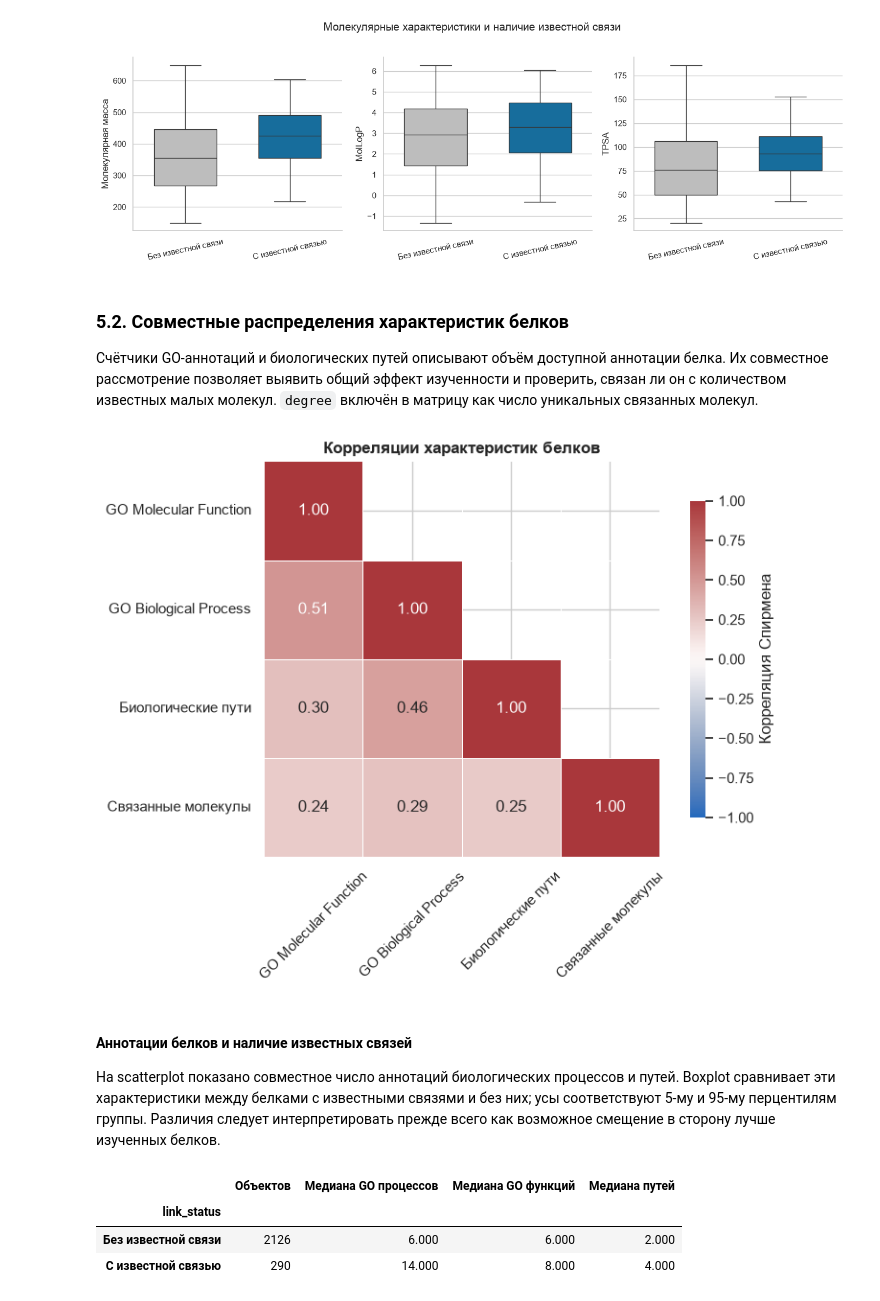
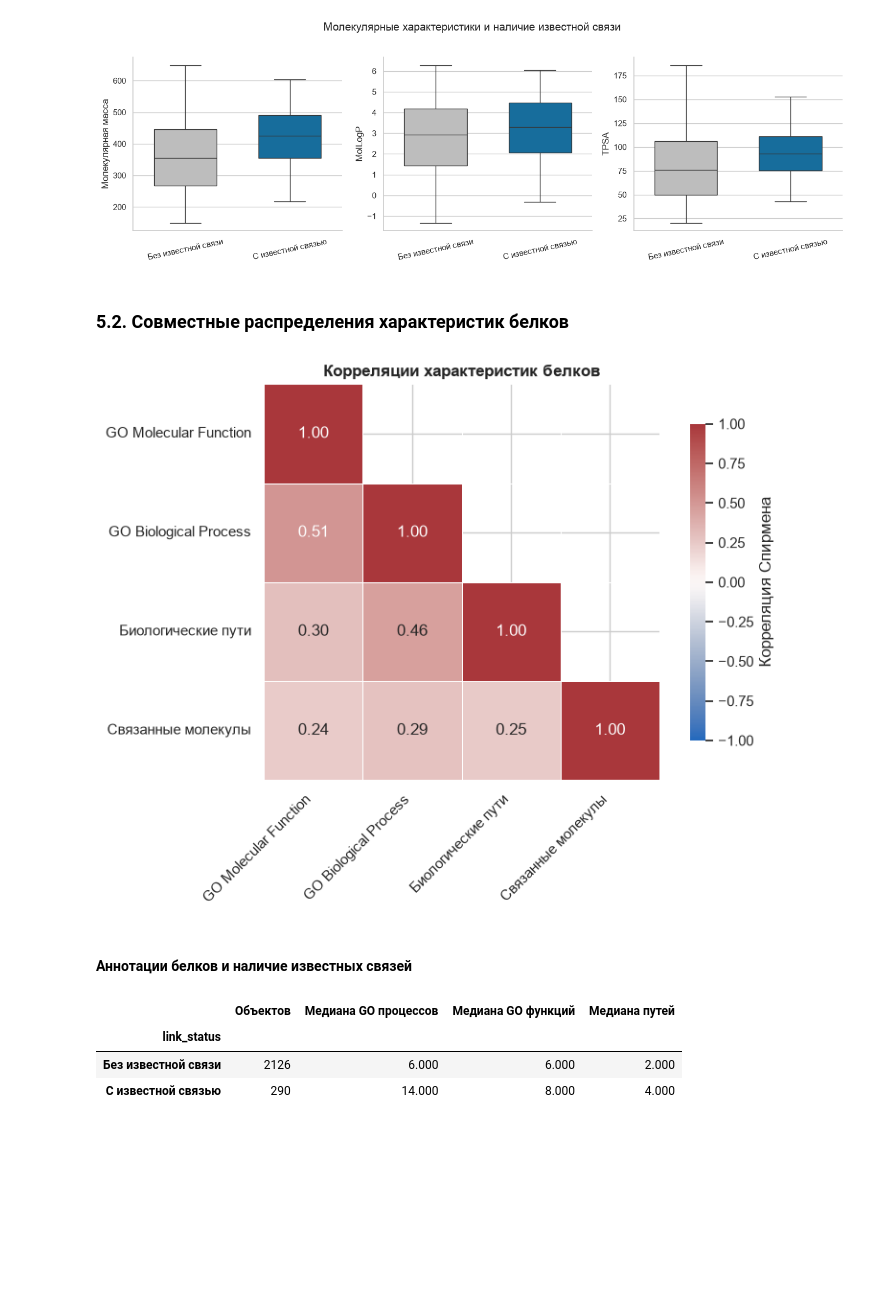
Before and after one commit to xresearch-ai/main, a Jupyter notebook: notebooks/02-eda.ipynb, the cells around one changed output. Saved outputs shown, nothing was run; the diff lists cells and outputs as text; code cells hidden in the pictures; blank space fills up the shorter version.

```diff
--- a/notebooks/02-eda.ipynb
+++ b/notebooks/02-eda.ipynb
@@ -1227,8 +810,6 @@ plt.show()
 [figure]
 # %% [markdown]
 ### 5.2. Совместные распределения характеристик белков
-
-Счётчики GO-аннотаций и биологических путей описывают объём доступной аннотации белка. Их совместное рассмотрение позволяет выявить общий эффект изученности и проверить, связан ли он с количеством известных малых молекул. `degree` включён в матрицу как число уникальных связанных молекул.
 # %%
 protein_features = [
     "n_go_functions",
@@ -1243,38 +824,37 @@ protein_feature_labels = {
     "degree": "Связанные молекулы",
 }
 
 protein_corr = proteins_eda[protein_features].corr(method="spearman")
 protein_corr = protein_corr.rename(
     index=protein_feature_labels, columns=protein_feature_labels
 )
 upper_triangle = np.triu(np.ones_like(protein_corr, dtype=bool), k=1)
 
 fig, ax = plt.subplots(figsize=(8, 6))
 sns.heatmap(
     protein_corr,
     mask=upper_triangle,
     annot=True,
     fmt=".2f",
     cmap="vlag",
     center=0,
     vmin=-1,
     vmax=1,
     square=True,
     linewidths=0.5,
     cbar_kws={"label": "Корреляция Спирмена", "shrink": 0.8},
     ax=ax,
 )
 ax.set_title("Корреляции характеристик белков")
 ax.tick_params(axis="x", rotation=45)
 ax.tick_params(axis="y", rotation=0)
+plt.setp(ax.get_xticklabels(), ha="right")
 fig.tight_layout()
 plt.show()
 # %% [output]
-[figure, old version]
+[figure, new version]
 # %% [markdown]
 #### Аннотации белков и наличие известных связей
-
-На scatterplot показано совместное число аннотаций биологических процессов и путей. Boxplot сравнивает эти характеристики между белками с известными связями и без них; усы соответствуют 5-му и 95-му перцентилям группы. Различия следует интерпретировать прежде всего как возможное смещение в сторону лучше изученных белков.
 # %%
 protein_link_comparison = proteins_eda.assign(
     link_status=np.where(
```
Also changed, not shown: parts of 50 cells of this notebook.
